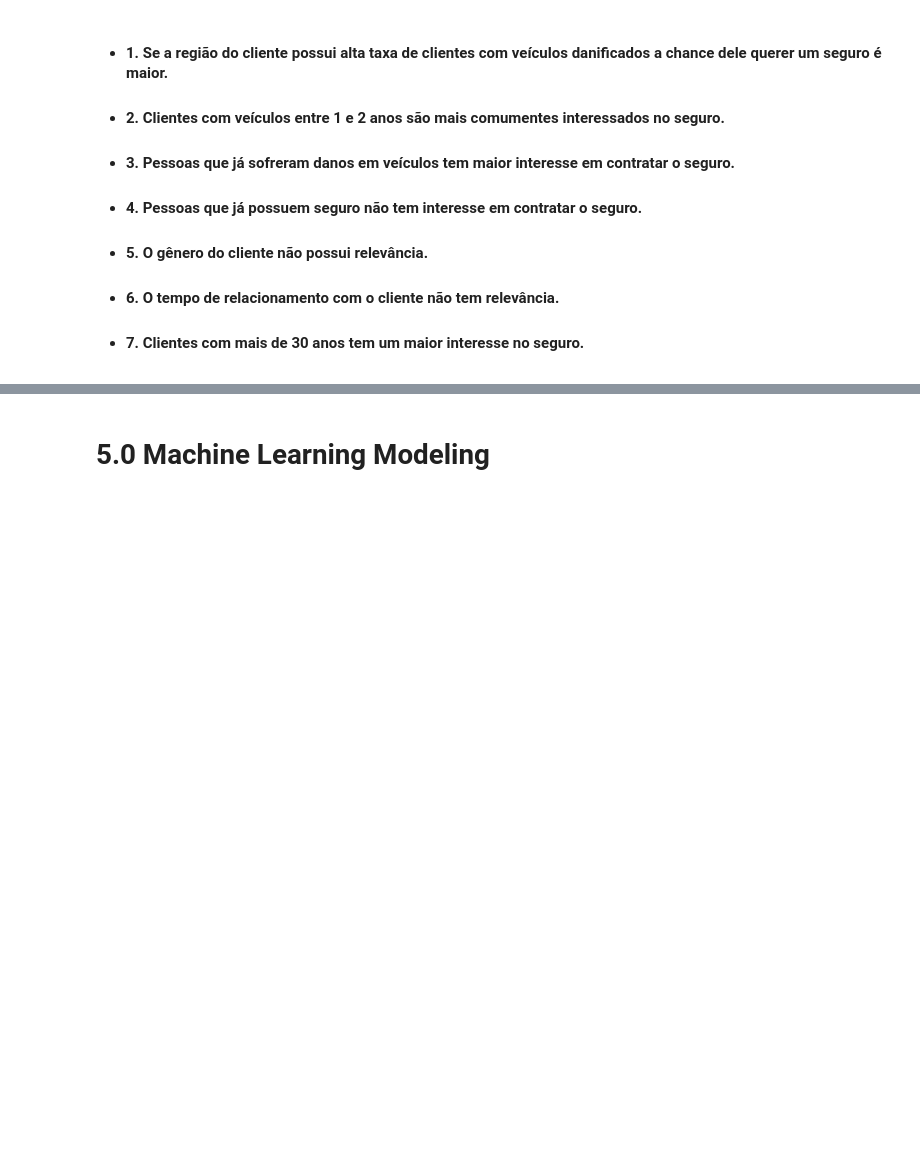
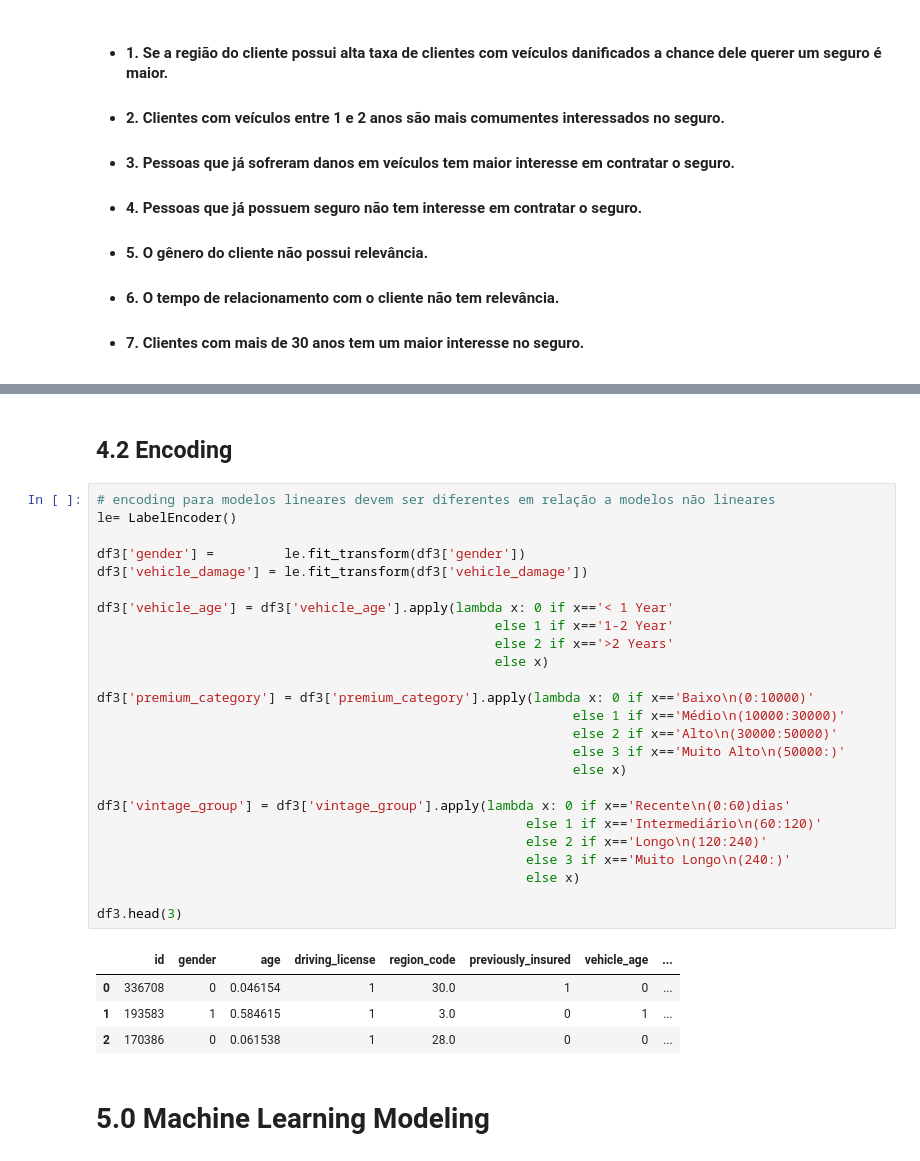
Before and after one commit to RafaelLuckner/Propensao_Compra, a Jupyter notebook: propensao_projeto.ipynb, the cells around one changed output, grey strips where cells are left out. Drawn from its saved outputs; the diff is of its cells as text; blank space fills up the shorter version.

Commit message:
finalizado encoding e normalizacao de dados

```diff
--- a/propensao_projeto.ipynb
+++ b/propensao_projeto.ipynb
@@ -660,2 +687,34 @@ X = transform(X, columns = columns, columns_scaler = columns_scaler)
+# %% [markdown]
+## 4.2 Encoding
+# %%
+# encoding para modelos lineares devem ser diferentes em relação a modelos não lineares
+le= LabelEncoder()
+
+df3['gender'] =         le.fit_transform(df3['gender'])
+df3['vehicle_damage'] = le.fit_transform(df3['vehicle_damage'])
+
+df3['vehicle_age'] = df3['vehicle_age'].apply(lambda x: 0 if x=='< 1 Year'
+                                                   else 1 if x=='1-2 Year'
+                                                   else 2 if x=='>2 Years'
+                                                   else x)
+
+df3['premium_category'] = df3['premium_category'].apply(lambda x: 0 if x=='Baixo\n(0:10000)'
+                                                             else 1 if x=='Médio\n(10000:30000)'
+                                                             else 2 if x=='Alto\n(30000:50000)'
+                                                             else 3 if x=='Muito Alto\n(50000:)'
+                                                             else x)
+
+df3['vintage_group'] = df3['vintage_group'].apply(lambda x: 0 if x=='Recente\n(0:60)dias'
+                                                       else 1 if x=='Intermediário\n(60:120)'
+                                                       else 2 if x=='Longo\n(120:240)'
+                                                       else 3 if x=='Muito Longo\n(240:)'
+                                                       else x)
+
+df3.head(3)
+# %% [output]
+|  | id | gender | age | driving_license | region_code | previously_insured | vehicle_age | ... |
+| 0 | 336708 | 0 | 0.046154 | 1 | 30.0 | 1 | 0 | ... |
+| 1 | 193583 | 1 | 0.584615 | 1 | 3.0 | 0 | 1 | ... |
+| 2 | 170386 | 0 | 0.061538 | 1 | 28.0 | 0 | 0 | ... |
 # %% [markdown]
 # 5.0 Machine Learning Modeling
```
Also changed, not shown: parts of 11 cells of this notebook.
